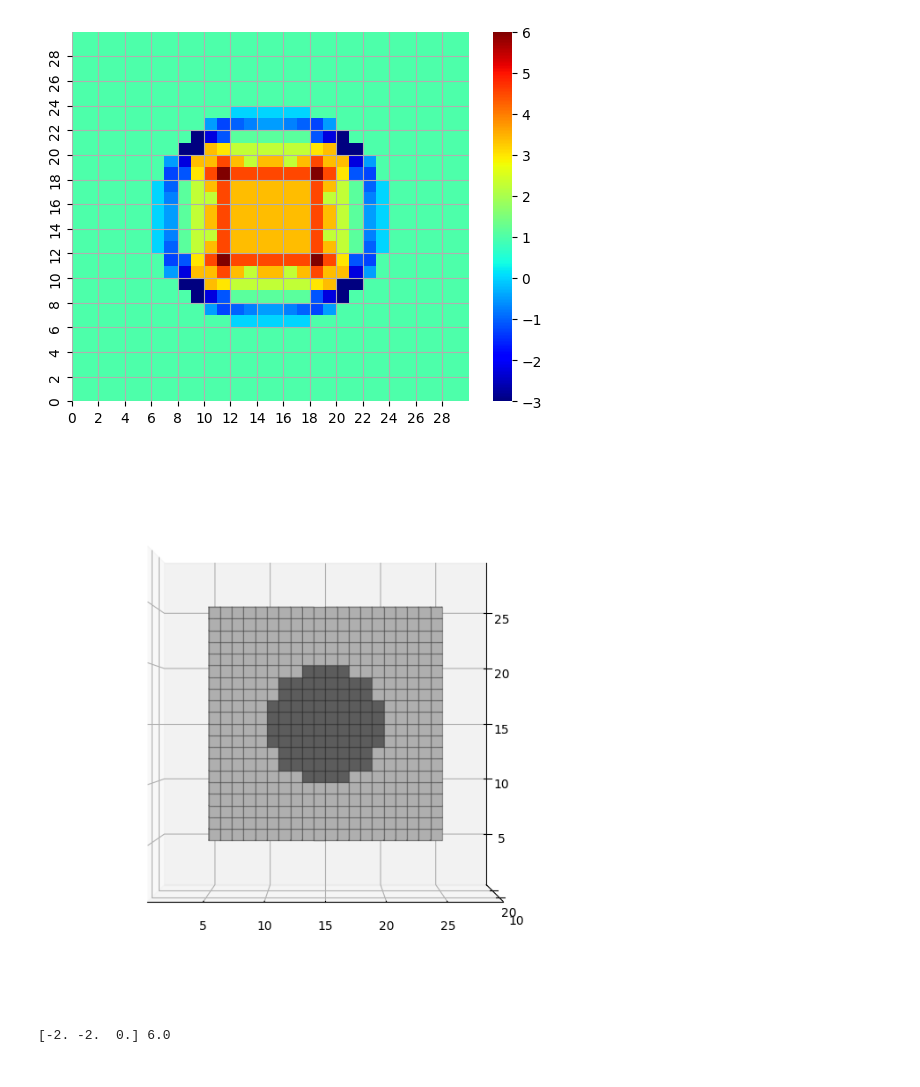
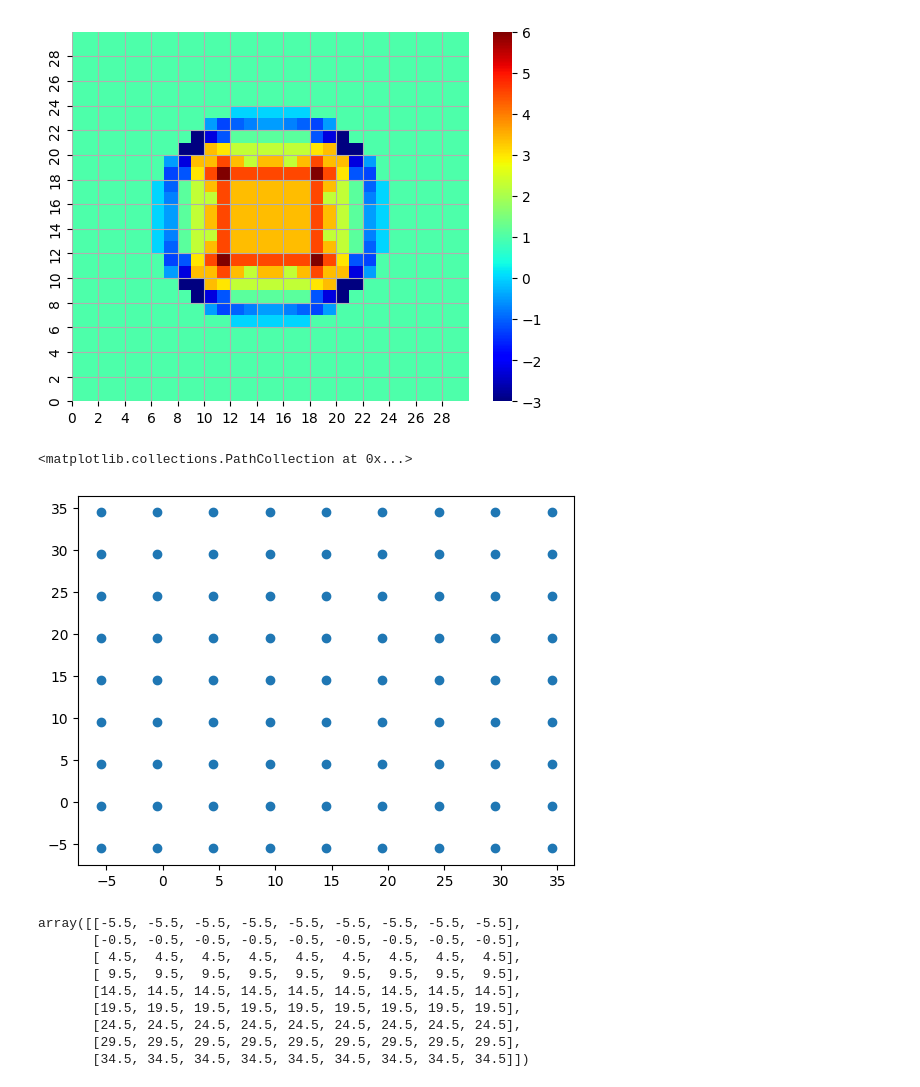
Before and after one commit to joasiee/elastix, a Jupyter notebook: experiments/notebooks/voxels.ipynb, the cells around one changed output. Drawn from its saved outputs; the diff is of its cells as text; code cells hidden in the pictures.

Commit message:
bspline control points validation/formatting

```diff
--- a/experiments/notebooks/voxels.ipynb
+++ b/experiments/notebooks/voxels.ipynb
@@ -250,14 +250,65 @@ plt.gca().set_yticks([i for i in range(jac_det.shape[1])][::2], labels=[i for i
 plt.gca().grid(True)
 # %% [output]
 [figure]
-# %%
-plot_voxels(fixed, orientation=(0, -90))
-# %% [output]
-[figure, removed]
-# %%
-print(dvf[11,11,15], jac_det[11,11,15])
-# %% [output]
-[-2. -2.  0.] 6.0
+# %%
+from pathlib import Path
+import numpy as np
+
+def get_bspline_points(transform_params_file: Path):
+    with open(transform_params_file) as file:
+        nr_params = None
+        dim = None
+        for line in file.readlines():
+            split = line.split()
+            if len(split) >= 2:
+                if split[0][1:] == "FixedImageDimension":
+                    dim = int(split[1][:-1])
+                if split[0][1:] == "NumberOfParameters":
+                    nr_params = int(split[1][:-1])
+                if split[0][1:] == "TransformParameters":
+                    transform_params = split[1:]
+                    transform_params[-1] = transform_params[-1][:-1]
+
+        points = []
+        nr_points = int(nr_params/dim)
+        for i in range(nr_points):
+            points.append([transform_params[i], transform_params[nr_points + i], transform_params[2*nr_points + i]])
+
+        return np.array(points, dtype=np.float32)
+
+def read_controlpoints(path: Path):
+    with open(path) as file:
+        lines = file.readlines()
+        dim = len(lines[0].split()) // 2
+        grid_size = lines[-1].split()[:dim]
+        grid = np.zeros((int(grid_size[0]) + 1, int(grid_size[1]) + 1, int(grid_size[2]) + 1, dim))
+        for line in lines:
+            s = line.split()
+            index = np.array(s[:dim], dtype=int)
+            point = np.array(s[dim:], dtype=float)
+            grid[index[0], index[1], index[2]] = point
+        return grid
+# %%
+points = read_controlpoints(Path("controlpoints.dat"))
+# %%
+import matplotlib.pyplot as plt
+
+plt.scatter(points[:, :, 0, 0], points[:, :, 0, 1])
+# %% [output]
+<matplotlib.collections.PathCollection at 0x...>
+[figure, added]
+# %%
+points[:, :, 0, 0]
+# %% [output]
+array([[-5.5, -5.5, -5.5, -5.5, -5.5, -5.5, -5.5, -5.5, -5.5],
+       [-0.5, -0.5, -0.5, -0.5, -0.5, -0.5, -0.5, -0.5, -0.5],
+       [ 4.5,  4.5,  4.5,  4.5,  4.5,  4.5,  4.5,  4.5,  4.5],
+       [ 9.5,  9.5,  9.5,  9.5,  9.5,  9.5,  9.5,  9.5,  9.5],
+       [14.5, 14.5, 14.5, 14.5, 14.5, 14.5, 14.5, 14.5, 14.5],
+       [19.5, 19.5, 19.5, 19.5, 19.5, 19.5, 19.5, 19.5, 19.5],
+       [24.5, 24.5, 24.5, 24.5, 24.5, 24.5, 24.5, 24.5, 24.5],
+       [29.5, 29.5, 29.5, 29.5, 29.5, 29.5, 29.5, 29.5, 29.5],
+       [34.5, 34.5, 34.5, 34.5, 34.5, 34.5, 34.5, 34.5, 34.5]])
 # %%
 # # Bending energy calculation using interpolation
 
```
Also changed, not shown: parts of 1 cell of this notebook, 8 other files.
